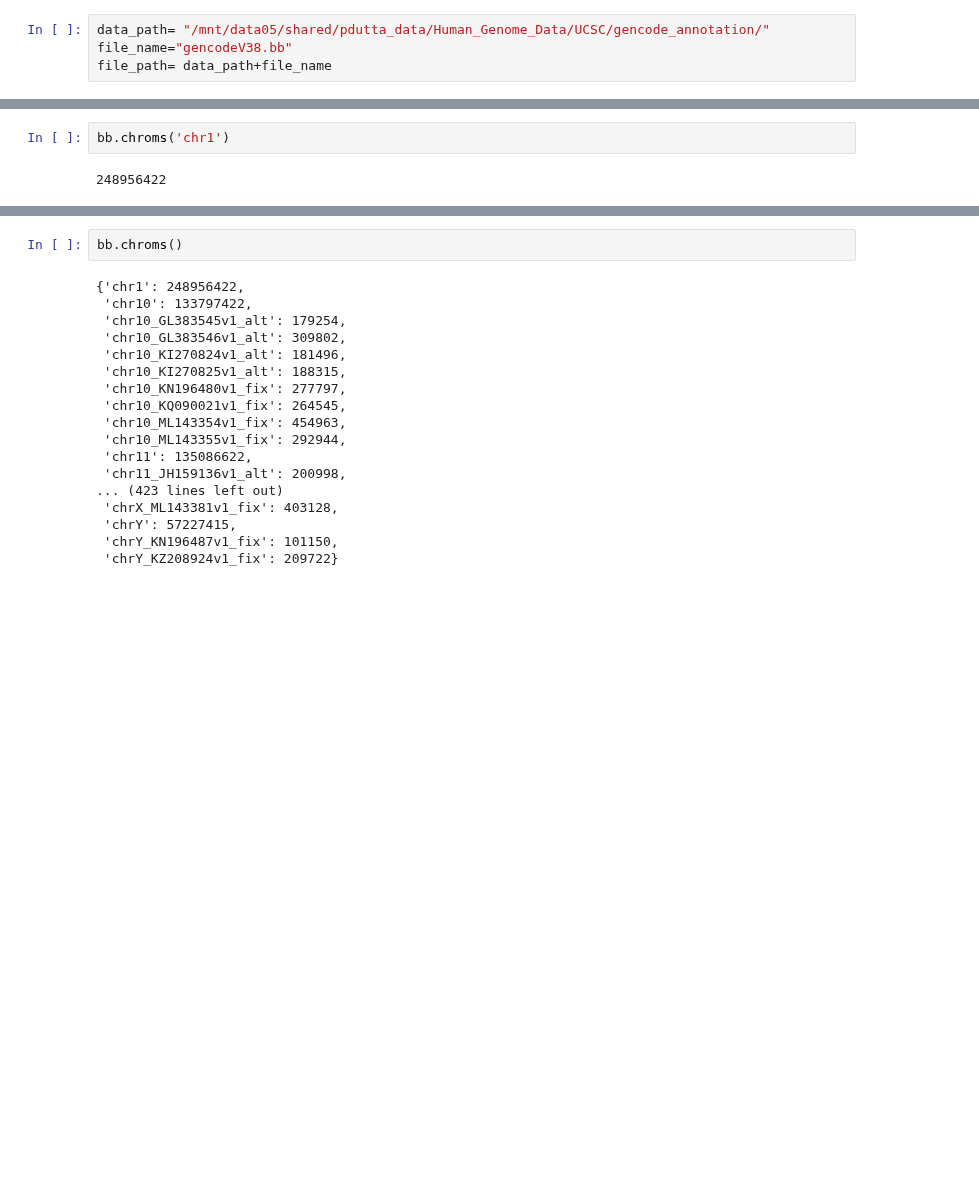
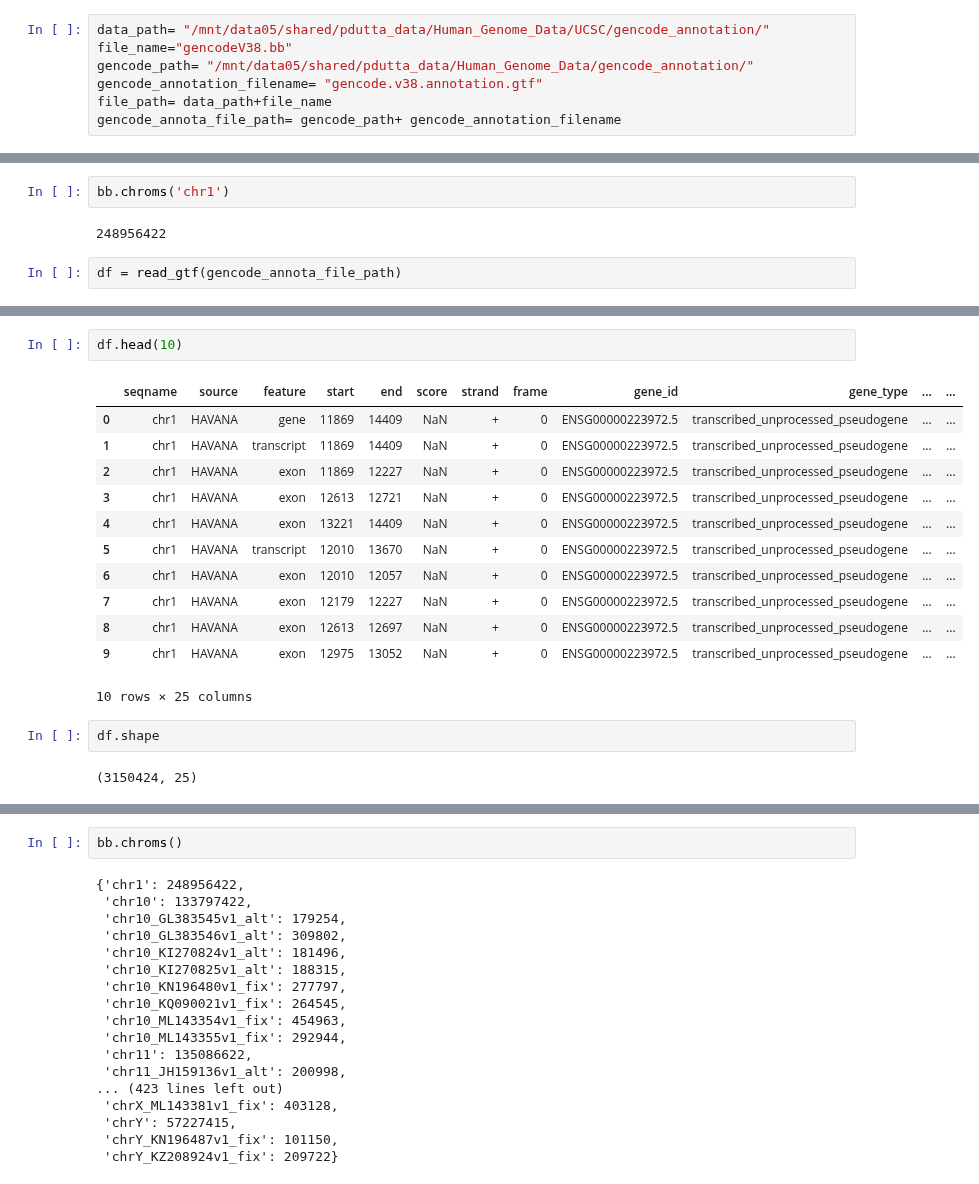
Before and after one commit to duttaprat/Postdoc, a Jupyter notebook: preprocessing/gencode_annnotation.ipynb, the cells around one changed output, grey strips where cells are left out. Saved outputs shown, nothing was run; the diff lists cells and outputs as text; blank space fills up the shorter version.

```diff
--- a/preprocessing/gencode_annnotation.ipynb
+++ b/preprocessing/gencode_annnotation.ipynb
@@ -6,7 +7,10 @@ import zipfile, gzip
 # %%
 data_path= "/mnt/data05/shared/pdutta_data/Human_Genome_Data/UCSC/gencode_annotation/"
 file_name="gencodeV38.bb"
+gencode_path= "/mnt/data05/shared/pdutta_data/Human_Genome_Data/gencode_annotation/"
+gencode_annotation_filename= "gencode.v38.annotation.gtf"
 file_path= data_path+file_name
+gencode_annota_file_path= gencode_path+ gencode_annotation_filename
 # %%
 file_path
 # %% [output]
@@ -52,3 +42,5 @@ bigBedToBed: error while loading shared libraries: libssl.so.1.0.0: cannot open
 bb.chroms('chr1')
 # %% [output]
 248956422
+# %%
+df = read_gtf(gencode_annota_file_path)
@@ -54,0 +58,19 @@ bb.chroms('chr1')
+# %%
+df.head(10)
+# %% [output]
+|  | seqname | source | feature | start | end | score | strand | frame | gene_id | gene_type | ... | ... |
+| 0 | chr1 | HAVANA | gene | 11869 | 14409 | NaN | + | 0 | ENSG00000223972.5 | transcribed_unprocessed_pseudogene | ... | ... |
+| 1 | chr1 | HAVANA | transcript | 11869 | 14409 | NaN | + | 0 | ENSG00000223972.5 | transcribed_unprocessed_pseudogene | ... | ... |
+| 2 | chr1 | HAVANA | exon | 11869 | 12227 | NaN | + | 0 | ENSG00000223972.5 | transcribed_unprocessed_pseudogene | ... | ... |
+| 3 | chr1 | HAVANA | exon | 12613 | 12721 | NaN | + | 0 | ENSG00000223972.5 | transcribed_unprocessed_pseudogene | ... | ... |
+| 4 | chr1 | HAVANA | exon | 13221 | 14409 | NaN | + | 0 | ENSG00000223972.5 | transcribed_unprocessed_pseudogene | ... | ... |
+| 5 | chr1 | HAVANA | transcript | 12010 | 13670 | NaN | + | 0 | ENSG00000223972.5 | transcribed_unprocessed_pseudogene | ... | ... |
+| 6 | chr1 | HAVANA | exon | 12010 | 12057 | NaN | + | 0 | ENSG00000223972.5 | transcribed_unprocessed_pseudogene | ... | ... |
+| 7 | chr1 | HAVANA | exon | 12179 | 12227 | NaN | + | 0 | ENSG00000223972.5 | transcribed_unprocessed_pseudogene | ... | ... |
+| 8 | chr1 | HAVANA | exon | 12613 | 12697 | NaN | + | 0 | ENSG00000223972.5 | transcribed_unprocessed_pseudogene | ... | ... |
+| 9 | chr1 | HAVANA | exon | 12975 | 13052 | NaN | + | 0 | ENSG00000223972.5 | transcribed_unprocessed_pseudogene | ... | ... |
+10 rows × 25 columns
+# %%
+df.shape
+# %% [output]
+(3150424, 25)
```
Also changed, not shown: parts of 6 cells of this notebook.
